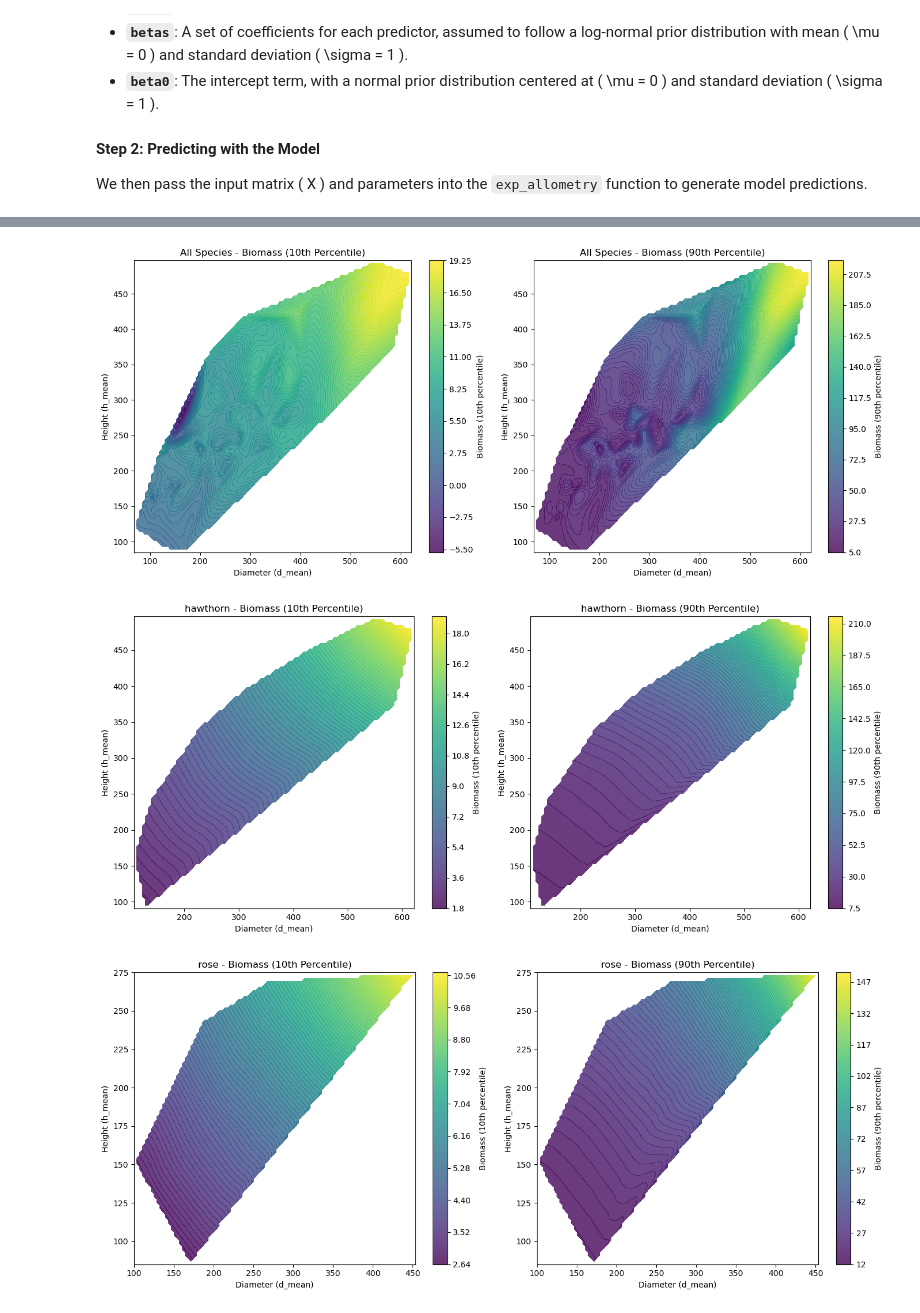
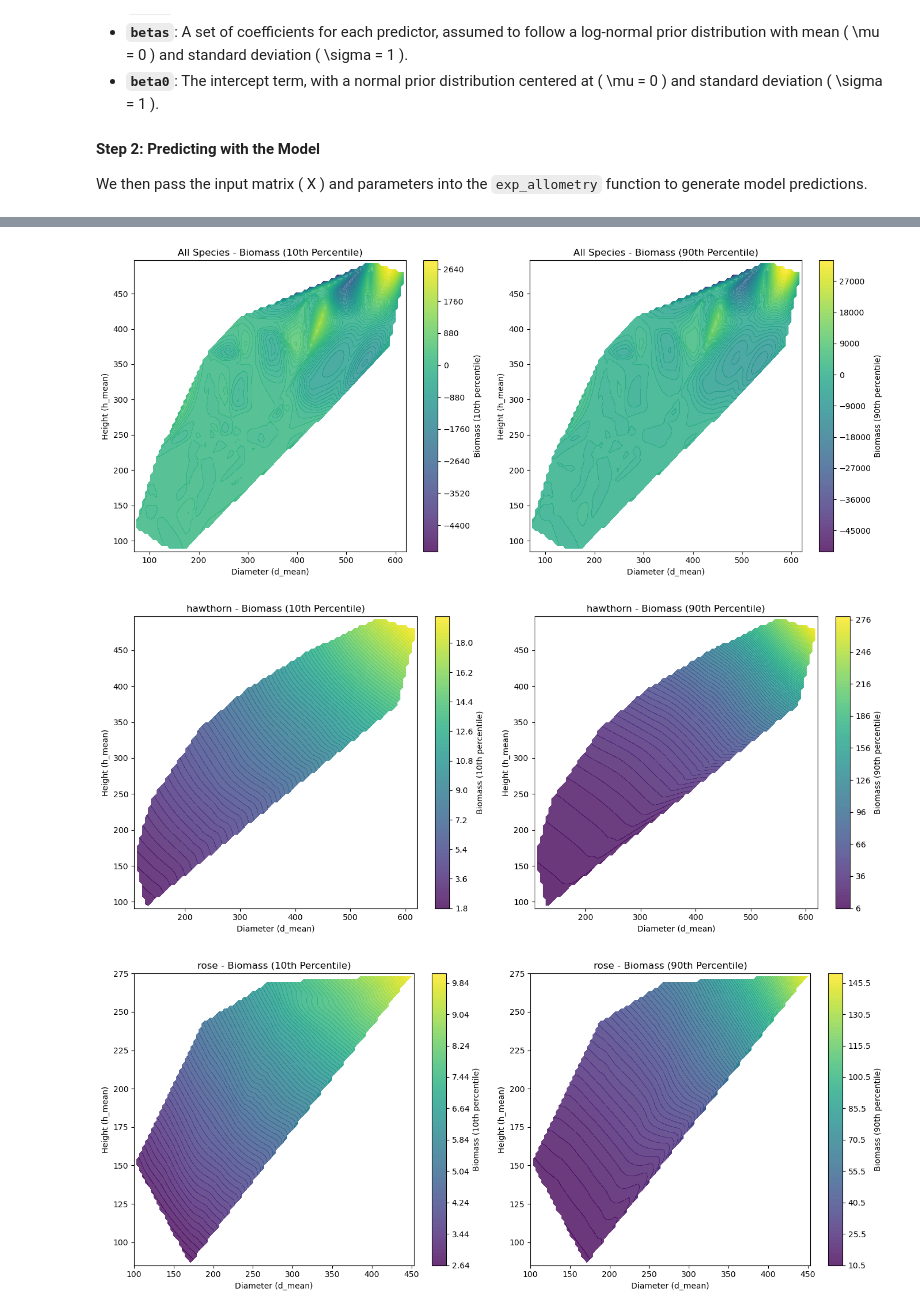
Before and after one commit to douglask3/BRAMBLE, a Jupyter notebook: development_notebook.ipynb, the cells around one changed output, grey strips where cells are left out. Cells and saved outputs as stored; diff of their text form; code cells hidden in the pictures.

Commit message:
adding in some real data as fourth species

```diff
--- a/development_notebook.ipynb
+++ b/development_notebook.ipynb
@@ -320,2 +379,13 @@ We recommend running at least 4 chains for robust computation of convergence dia
 # %%
 params_opt = {'betas':trace.posterior['betas'].values, 'beta0': trace.posterior['beta0'].values}
+# %%
+df_out = df[['species', 'h_mean', 'd_mean', 'Y_fake']]
+#df_out = pd.append(df_out, n
+new_data = np.array([np.repeat(unique_species[-1], df_wet.shape[0]), df_wet['h_mean'].values, df_wet['d_mean'].values,
+                     df_wet['kg wet weight total'].values])
+print(new_data.shape)
+new_df = pd.DataFrame(np.transpose(new_data), columns=df_out.columns)
+df_out = pd.concat([df_out, new_df], ignore_index=True)
+#dir(df_out)
+for i in range(1, df_out.shape[1]): df_out.iloc[:, i] = pd.to_numeric(df_out.iloc[:, i], errors='coerce')
+df_out['Y_fake']
@@ -340,10 +440,10 @@ percentile_50 = np.percentile(simulation_results, 50, axis=(1, 2))
 percentile_90 = np.percentile(simulation_results, 90, axis=(1, 2))
 
 # Add the percentile range to the DataFrame
-df['simulation_10'] = percentile_10
-df['simulation_50'] = percentile_50
-df['simulation_90'] = percentile_90
+df_out['simulation_10'] = percentile_10
+df_out['simulation_50'] = percentile_50
+df_out['simulation_90'] = percentile_90
 
 # Add the mean and std to the DataFrame
-df['simulation_mean'] = simulation_means
-df['simulation_std'] = simulation_stds
+df_out['simulation_mean'] = simulation_means
+df_out['simulation_std'] = simulation_stds
@@ -352,14 +454,14 @@ import matplotlib.pyplot as plt
 import seaborn as sns
 
 # Create a color palette based on the number of unique species
-species_unique = df['species'].unique()
+species_unique = df_out['species'].unique()
 species_colors = sns.color_palette("husl", len(species_unique))  # 'husl' provides distinct colors
 
 plt.figure(figsize=(10, 6))
 
 # Loop over unique species to plot each with a different color
 for i, species in enumerate(species_unique):
-    species_data = df[df['species'] == species]
+    species_data = df_out[df_out['species'] == species]
     plt.errorbar(
         species_data['Y_fake'],
         species_data['simulation_50'],
@@ -377,7 +479,7 @@ plt.yscale('log')
 plt.xscale('log')
 
 # Set equal limits for both axes (you can change these values based on your data)
-max_limit = max(df['Y_fake'].max(), df['simulation_90'].max())  # Get maximum value
+max_limit = max(df_out['Y_fake'].max(), df_out['simulation_90'].max())  # Get maximum value
 plt.xlim(1, max_limit)  # Set x-axis limits
 plt.ylim(1, max_limit)  # Set y-axis limits
 
@@ -400,11 +502,11 @@ import matplotlib.pyplot as plt
 import seaborn as sns
 
 # Create a list of variables from the columns of the X DataFrame
-variables = ['height', 'diameter']
+variables = ['h_mean', 'd_mean']
 num_vars = len(variables)
 
 # Create color palette based on the number of unique species
-species_unique = df['species'].unique()
+species_unique = df_out['species'].unique()
 species_colors = sns.color_palette("viridis", len(species_unique))  # Adjust color palette as needed
 
 # Create subplots for each variable
@@ -416,7 +518,7 @@ for i, var in enumerate(variables):
 
     # Plot each species separately with its color
     for j, species in enumerate(species_unique):
-        species_data = df[df['species'] == species]
+        species_data = df_out[df_out['species'] == species]
         ax.errorbar(
             species_data[var], species_data['simulation_50'],
             yerr=[species_data['simulation_50'] - species_data['simulation_10'],
@@ -444,7 +546,7 @@ from scipy.interpolate import griddata
 import seaborn as sns
 
 # Generate a list of unique species in the DataFrame
-species_list = df['species'].unique()
+species_list = df_out['species'].unique()
 
 # Set up a color palette for consistent coloring across species
 species_colors = sns.color_palette("viridis", len(species_list))
@@ -469,35 +571,35 @@ def plot_biomass_surface(d_mean, h_mean, biomass_10, biomass_90, species_name=No
     # 10th percentile plot
     c1 = axs[0].contourf(d_grid, h_grid, biomass_10_grid, levels=100, cmap='viridis', alpha=0.8)
     axs[0].set_title(f"{species_name} - Biomass (10th Percentile)")
     axs[0].set_xlabel("Diameter (d_mean)")
     axs[0].set_ylabel("Height (h_mean)")
     fig.colorbar(c1, ax=axs[0], label="Biomass (10th percentile)")
 
     # 90th percentile plot
     c2 = axs[1].contourf(d_grid, h_grid, biomass_90_grid, levels=100, cmap='viridis', alpha=0.8)
     axs[1].set_title(f"{species_name} - Biomass (90th Percentile)")
     axs[1].set_xlabel("Diameter (d_mean)")
     axs[1].set_ylabel("Height (h_mean)")
     fig.colorbar(c2, ax=axs[1], label="Biomass (90th percentile)")
 
     plt.tight_layout()
     plt.show()
 
 # Overall plot for all species
-plot_biomass_surface(df['d_mean'], df['h_mean'], df['simulation_10'], df['simulation_90'], "All Species")
+plot_biomass_surface(df_out['d_mean'], df_out['h_mean'], df_out['simulation_10'], df_out['simulation_90'], "All Species")
 
 # Separate plots for each species
 for i, species in enumerate(species_list):
-    species_data = df[df['species'] == species]
+    species_data = df_out[df_out['species'] == species]
     plot_biomass_surface(
         species_data['d_mean'],
         species_data['h_mean'],
         species_data['simulation_10'],
         species_data['simulation_90'],
         species_name=species,
         color=species_colors[i]
     )
 # %% [output]
-[figure, old version]
+[figure, new version]
-[figure, old version]
+[figure, new version]
-[figure, old version]
+[figure, new version]
```
Also changed, not shown: parts of 18 cells of this notebook.
